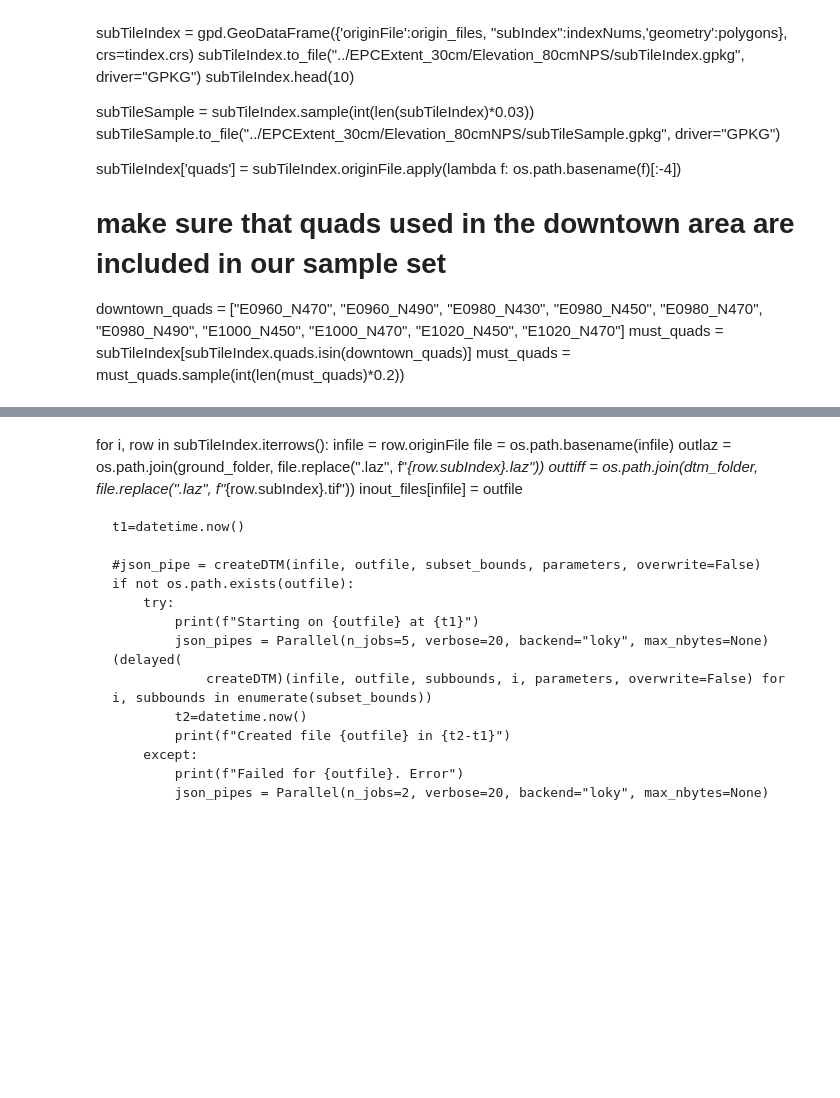
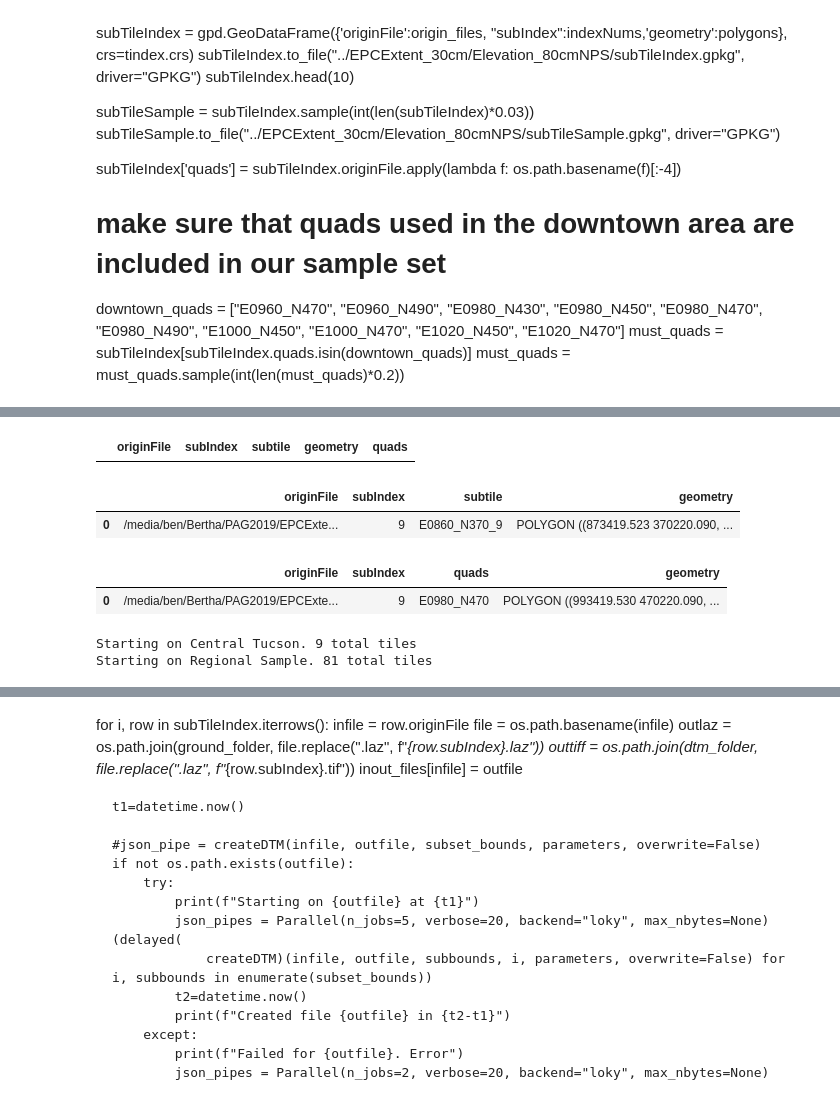
Before and after one commit to bhickson/2019ImageryAnalysis, a Jupyter notebook: Create_DTM-EPC.ipynb, the cells around one changed output, grey strips where cells are left out. Drawn from its saved outputs; the diff is of its cells as text; code cells hidden in the pictures; blank space fills up the shorter version.

```diff
--- a/Create_DTM-EPC.ipynb
+++ b/Create_DTM-EPC.ipynb
@@ -361,3 +374,26 @@ Starting at 2020-07-10 16:03:25.755612 with params
+# %%
+df[df.quads.str.contains("E0780_N210")]
+# %% [output]
+|  | originFile | subIndex | subtile | geometry | quads |
+# %%
+subTileSample.head(1)
+# %% [output]
+|  | originFile | subIndex | subtile | geometry |
+| 0 | /media/ben/Bertha/PAG2019/EPCExte... | 9 | E0860_N370_9 | POLYGON ((873419.523 370220.090, ... |
+# %%
+centralTucsonSample.head(1)
+# %% [output]
+|  | originFile | subIndex | quads | geometry |
+| 0 | /media/ben/Bertha/PAG2019/EPCExte... | 9 | E0980_N470 | POLYGON ((993419.530 470220.090, ... |
+# %%
+for name,df in {"Central Tucson" : centralTucsonSample, "Regional Sample" : subTileSample}.items():
+    total_possibilities = len(scalars) * len(slopes) * len(thresholds) * len(windows)
+    combo_count = 0
+
+    print(f"Starting on {name}. {len(df)} total tiles")
+# %% [output]
+Starting on Central Tucson. 9 total tiles
+Starting on Regional Sample. 81 total tiles
 # %%
 print(f"Starting at {t1} with params\n\tScalar:  {sc}\n\tSlope: {sl}\n\tThreshold: {thresh}")
 
```
Also changed, not shown: parts of 6 cells of this notebook, 2 other files.
